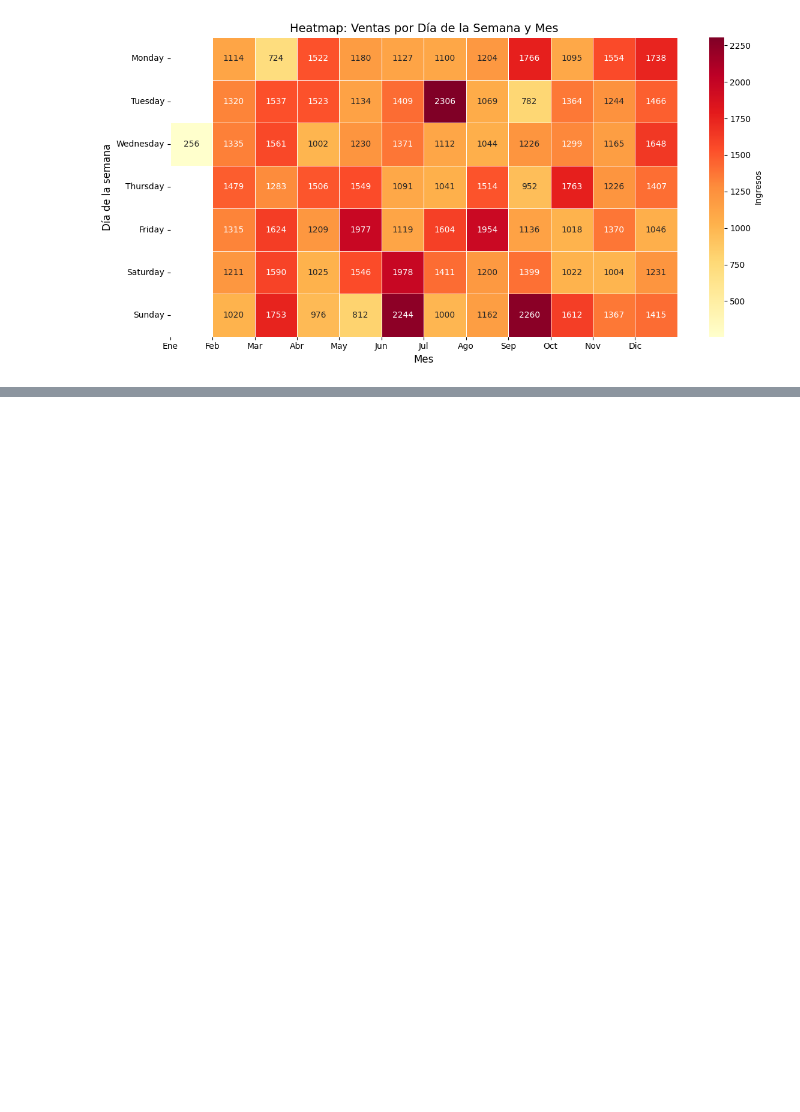
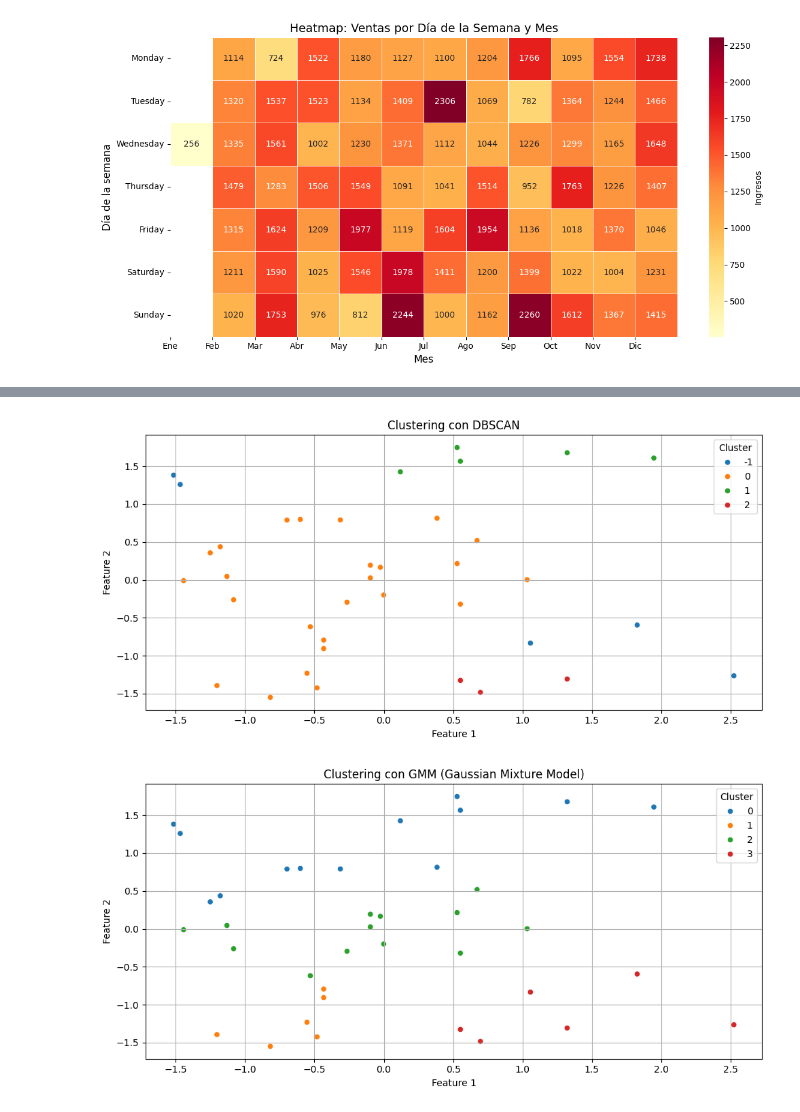
Before and after one commit to alan1x/Proyecto_SF_LKR, a Jupyter notebook: notebooks/principal_modificado.ipynb, the cells around one changed output, grey strips where cells are left out. Saved outputs shown, nothing was run; the diff lists cells and outputs as text; code cells hidden in the pictures; blank space fills up the shorter version.

```diff
--- a/notebooks/principal_modificado.ipynb
+++ b/notebooks/principal_modificado.ipynb
@@ -321,0 +388,39 @@ fig.show()
+# %%
+# DBSCAN
+dbscan = DBSCAN(eps=0.8, min_samples=3)
+dbscan_labels = dbscan.fit_predict(X_scaled)
+
+# Añadir al DataFrame original
+cluster_data['DBSCAN_cluster'] = dbscan_labels
+
+# GMM
+gmm = GaussianMixture(n_components=4, random_state=42)
+gmm_labels = gmm.fit_predict(X_scaled)
+
+# Añadir al DataFrame original
+cluster_data['GMM_cluster'] = gmm_labels
+
+# Visualización DBSCAN
+plt.figure(figsize=(10, 5))
+sns.scatterplot(x=X_scaled[:, 0], y=X_scaled[:, 1], hue=dbscan_labels, palette='tab10')
+plt.title('Clustering con DBSCAN')
+plt.xlabel('Feature 1')
+plt.ylabel('Feature 2')
+plt.legend(title='Cluster')
+plt.grid(True)
+plt.tight_layout()
+plt.show()
+
+# Visualización GMM
+plt.figure(figsize=(10, 5))
+sns.scatterplot(x=X_scaled[:, 0], y=X_scaled[:, 1], hue=gmm_labels, palette='tab10')
+plt.title('Clustering con GMM (Gaussian Mixture Model)')
+plt.xlabel('Feature 1')
+plt.ylabel('Feature 2')
+plt.legend(title='Cluster')
+plt.grid(True)
+plt.tight_layout()
+plt.show()
+# %% [output]
+[figure, added]
+[figure, added]
```
Also changed, not shown: parts of 9 cells of this notebook.
